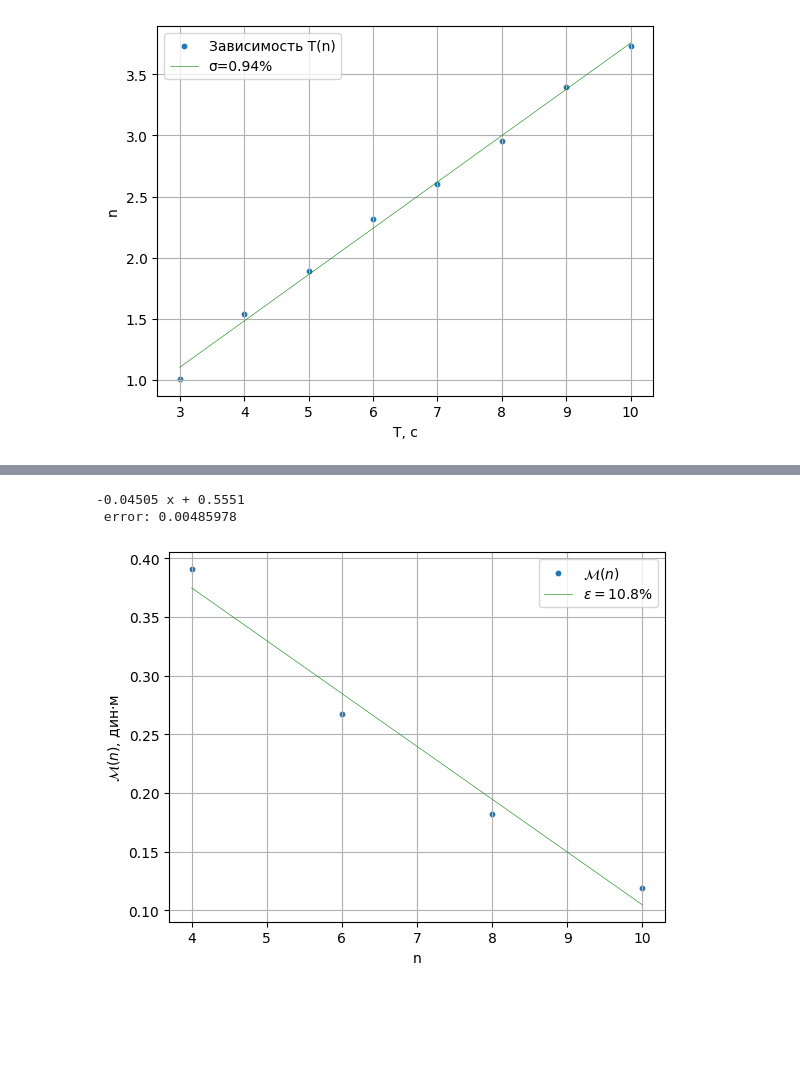
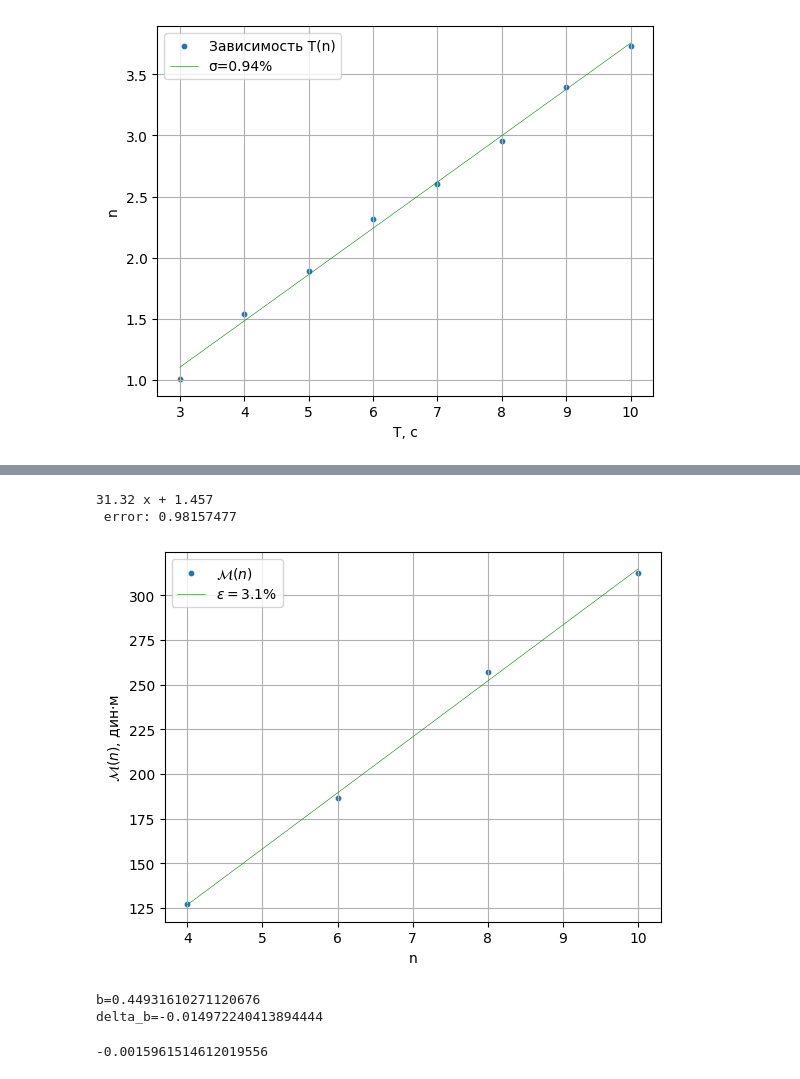
Before and after one commit to ILoveAlgorythms/labs, a Jupyter notebook: 3.1.3/data.ipynb, the cells around one changed output, grey strips where cells are left out. Drawn from its saved outputs; the diff is of its cells as text; code cells hidden in the pictures; blank space fills up the shorter version.

```diff
--- a/3.1.3/data.ipynb
+++ b/3.1.3/data.ipynb
@@ -88,8 +97,10 @@ a3 = pd.DataFrame()
 
 a3['n'] = np.arange(4, 11, 2)
 a3['m'] = ( # в г
-  0.391, 0.267, 0.182, 0.119
+  0.218, 0.160, .147, .134
+  # 0.391, 0.267, 0.182, 0.119
 )
 a3['l'] = d * (a3['n'] / 2 - 1)
+a3['M'] = a3['m'] * (9.81 * 100) * a3['l']
+# latex(a3)
 a3
-latex(a3)
@@ -96,29 +113,43 @@ latex(a3)
 # %%
 # график пункт 1
 
 # график
 ox = a3['n']
-oy = a3['m']
+oy = a3['M']
 
 plt.scatter(
   ox,
   oy,
   s=10,
   label='$\mathcal{M}(n)$'
 )
 
 
 z1, res= np.polyfit(ox, oy, 1, full=False, cov=True)
 p1 = np.poly1d(z1)
 plt.plot(ox, p1(ox), linewidth=0.4, color='green', linestyle='-', label=f'$\epsilon=${abs(round(100*(res[0][0] ** 0.5)/z1[0], 1))}%')
 print(str(p1), "\n error:", round(res[0][0] ** 0.5, 8))
 plt.xlabel("n")
 plt.ylabel("$\mathcal{M}(n)$, дин$\cdot$м")
 plt.grid()
 plt.legend(loc='best')
-plt.savefig("m(n).png")
+# plt.savefig("m(n).png")
 plt.show()
 # %% [output]
--0.04505 x + 0.5551
- error: 0.00485978
+31.32 x + 1.457
+ error: 0.98157477
-[figure, old version]
+[figure, new version]
+# %%
+k = 31.32
+delta_k = 0.98157477
+b = k / mk_b
+delta_b = b - (k + delta_k) / (mk_b - abs(delta_mk_b))
+print(f"{b=}\n{delta_b=}")
+# %% [output]
+b=0.44931610271120676
+delta_b=-0.014972240413894444
+# %%
+np.arctan(b/b_pr)/(2*np.pi)*360
+np.sqrt(b_pr**2 + b**2) - np.sqrt((b_pr+delta_b_pr)**2 + (b+delta_b)**2)
+# %% [output]
+-0.0015961514612019556
```
Also changed, not shown: parts of 4 cells of this notebook, 11 other files.
